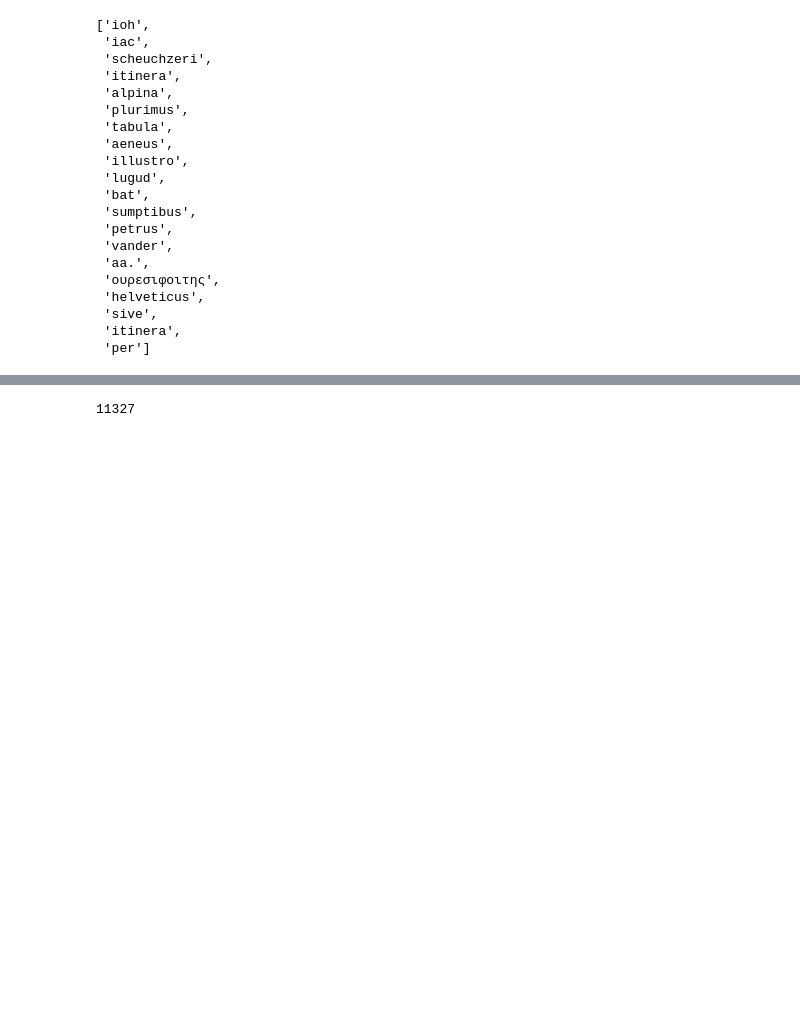
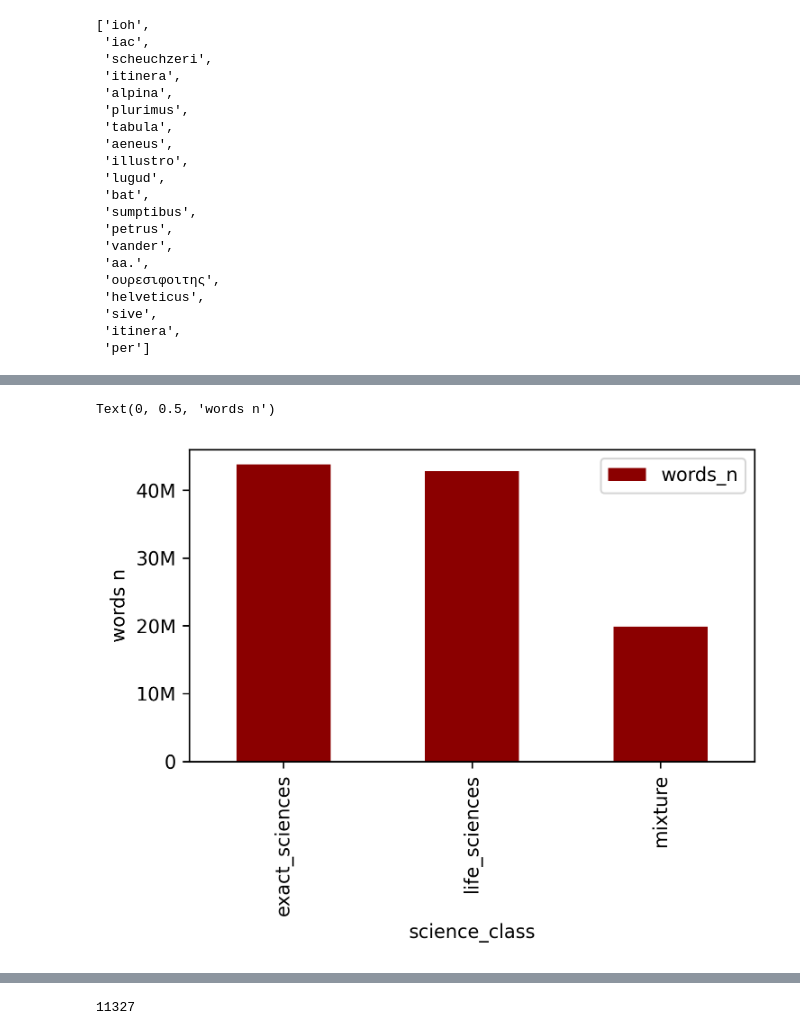
Before and after one commit to CCS-ZCU/noscemus_ETF, a Jupyter notebook: scripts/lemmata-explorations.ipynb, the cells around one changed output, grey strips where cells are left out. Cells and saved outputs as stored; diff of their text form; code cells hidden in the pictures; blank space fills up the shorter version.

```diff
--- a/scripts/lemmata-explorations.ipynb
+++ b/scripts/lemmata-explorations.ipynb
@@ -75,0 +171,11 @@ sum(vocab_counter.values())
+# %%
+ls = ['Mathematics',
+      'Physics',
+      'Geography/Cartography',
+      'Meteorology/Earth sciences',
+      'Alchemy/Chemistry',
+      'Biology',
+      'Medicine']
+# %%
+life_sciences = ['Medicine', 'Biology']
+physical_sciences = ['Astronomy/Astrology/Cosmography', 'Meteorology/Earth sciences', 'Mathematics', 'Physics', 'Geography/Cartography', 'Alchemy/Chemistry']
@@ -75,0 +186,10 @@ sum(vocab_counter.values())
+# %%
+def get_science_class(ls):
+    if bool(set(ls).intersection(set(life_sciences))):
+        if bool(set(ls).intersection(set(physical_sciences))):
+            science_class = "mixture"
+        else:
+            science_class = "life_sciences"
+    else:
+        science_class = "exact_sciences"
+    return science_class
@@ -76 +204,3 @@ sum(vocab_counter.values())
+# %%
+metadata_table_long["science_class"] = metadata_table_long["disciplines_list"].apply(get_science_class)
 # %%
@@ -95,0 +216,9 @@ Counter({'sum': 1106059,
+# %%
+fig, ax = plt.subplots(figsize=(5.4, 3), dpi=300)
+metadata_table_long.groupby("science_class").sum()[["words_n"]].plot.bar(color="darkred", ax=ax)
+ax.set_yticks(range(0,50000000, 10000000))
+ax.set_yticklabels(["0"] + [str(el)+"M" for el in range(10,50,10)])
+ax.set_ylabel("words n")
+# %% [output]
+Text(0, 0.5, 'words n')
+[figure, added]
```
Also changed, not shown: parts of 30 cells of this notebook, 2 other files.
